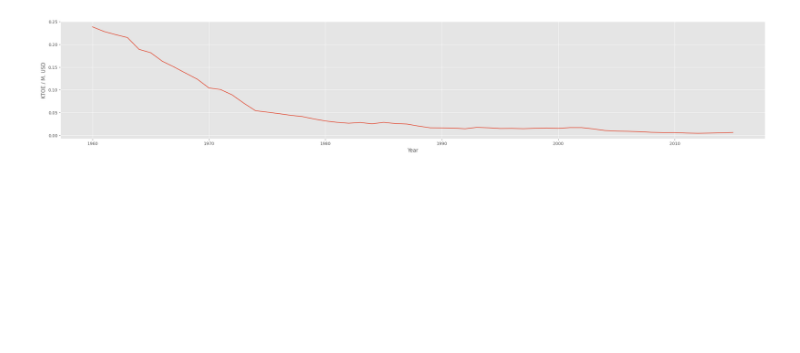
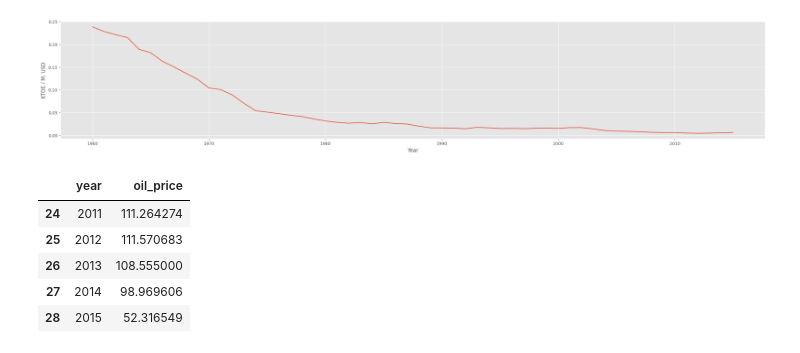
Before and after one commit to forceliuss/renewable_integration, a Jupyter notebook: notebooks/cleaning.ipynb, the cells around one changed output. Saved outputs shown, nothing was run; the diff lists cells and outputs as text; code cells hidden in the pictures; blank space fills up the shorter version.

```diff
--- a/notebooks/cleaning.ipynb
+++ b/notebooks/cleaning.ipynb
@@ -116,3 +111,32 @@ ax.set_ylabel('KTOE / M. USD')
 plt.show()
 # %% [output]
 [figure]
+# %%
+def oil_clean():
+
+    df = pd.read_csv('..\data\oilprice_data.csv')
+    #df = pd.read_csv('.\data\oilprice_data.csv') #For ploting here the charts use this !!!
+
+    #Rename the columns
+    df = df.rename(columns={'Date' : 'date','Price':'oil_price'})
+    #df = df.reset_index()
+
+    df['date'] = pd.to_datetime(df['date'])
+    df['year'] = df['date'].dt.year
+    df = df[df['year']<=2015]
+
+    df_oil = df[['year','oil_price']]
+    df_oil = df_oil.groupby('year').mean()
+    df_oil = df_oil.reset_index()
+
+    return df_oil
+
+df = oil_clean()
+df.tail()
+# %% [output]
+|  | year | oil_price |
+| 24 | 2011 | 111.264274 |
+| 25 | 2012 | 111.570683 |
+| 26 | 2013 | 108.555000 |
+| 27 | 2014 | 98.969606 |
+| 28 | 2015 | 52.316549 |
```
Also changed, not shown: parts of 2 cells of this notebook, 7 other files.
